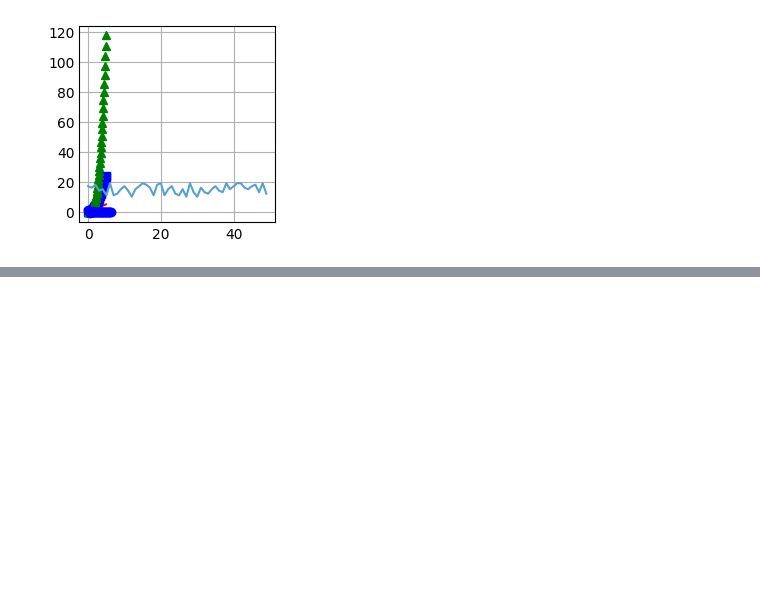
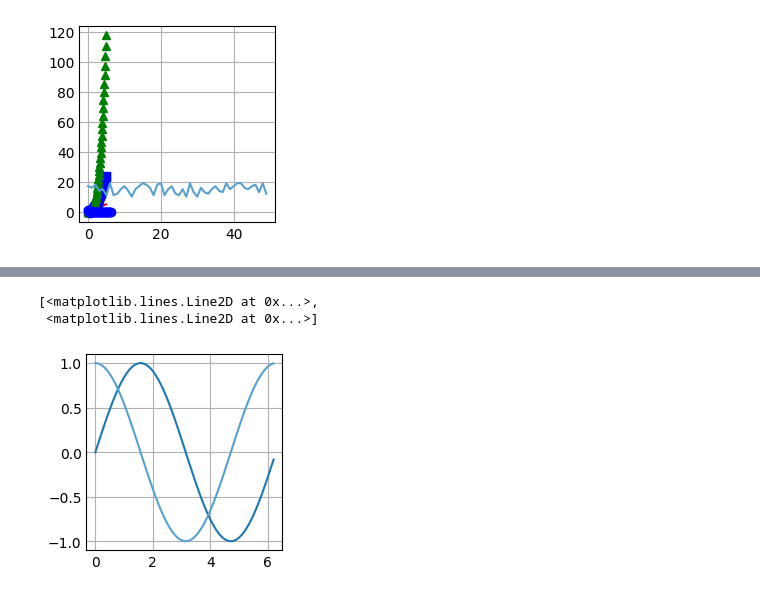
Before and after one commit to PedroKnoMiguel/introduccion_Apython, a Jupyter notebook: introduccion.ipynb, the cells around one changed output, grey strips where cells are left out. Cells and saved outputs as stored; diff of their text form; code cells hidden in the pictures; blank space fills up the shorter version.

```diff
--- a/introduccion.ipynb
+++ b/introduccion.ipynb
@@ -371,0 +432,7 @@ plt.plot(t1,np.cos(2*np.pi*t1)*np.exp(-t1),'r',t2,np.cos(2*np.pi*t2)*np.exp(-t2)
+# %%
+t1 = np.arange(0,2*np.pi,0.1)
+plt.plot(t1,np.sin(t1),t1,np.cos(t1))
+# %% [output]
+[<matplotlib.lines.Line2D at 0x...>,
+ <matplotlib.lines.Line2D at 0x...>]
+[figure, added]
```
Also changed, not shown: parts of 8 cells of this notebook.
